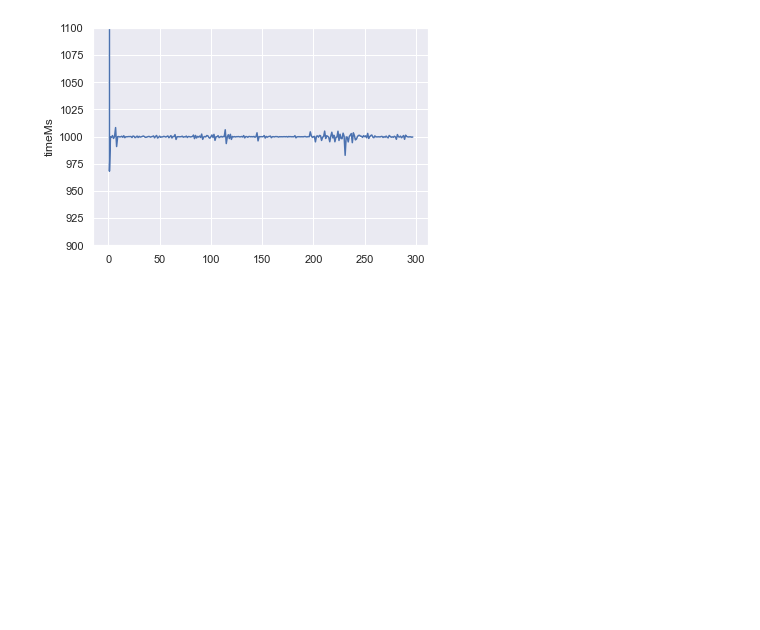
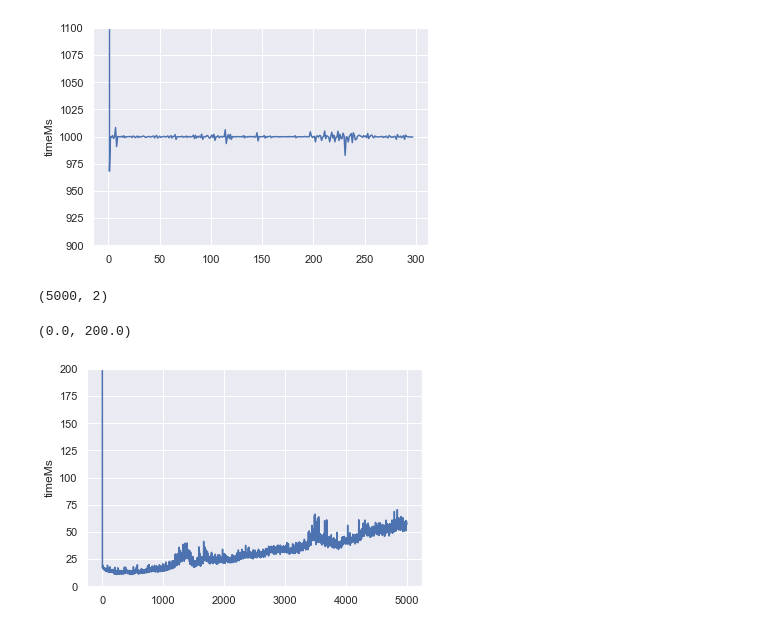
Before and after one commit to MoeweX/java-sdk, a Jupyter notebook: examples/experiments/plot.ipynb, the cells around one changed output. Saved outputs shown, nothing was run; the diff lists cells and outputs as text; code cells hidden in the pictures; blank space fills up the shorter version.

```diff
--- a/examples/experiments/plot.ipynb
+++ b/examples/experiments/plot.ipynb
@@ -94,0 +97,12 @@ ax.set_ylim(900, 1100)
+# %%
+df_exp4 = pd.read_csv('exp4.csv', sep=';')
+df_exp4.shape
+# %% [output]
+(5000, 2)
+# %%
+df_exp4['timeMs'] = df_exp4['timeNs'] / 1000 / 1000
+ax = sns.lineplot(data=df_exp4['timeMs'])
+ax.set_ylim(0, 200)
+# %% [output]
+(0.0, 200.0)
+[figure, added]
```
Also changed, not shown: parts of 1 cell of this notebook, 6 other files.
